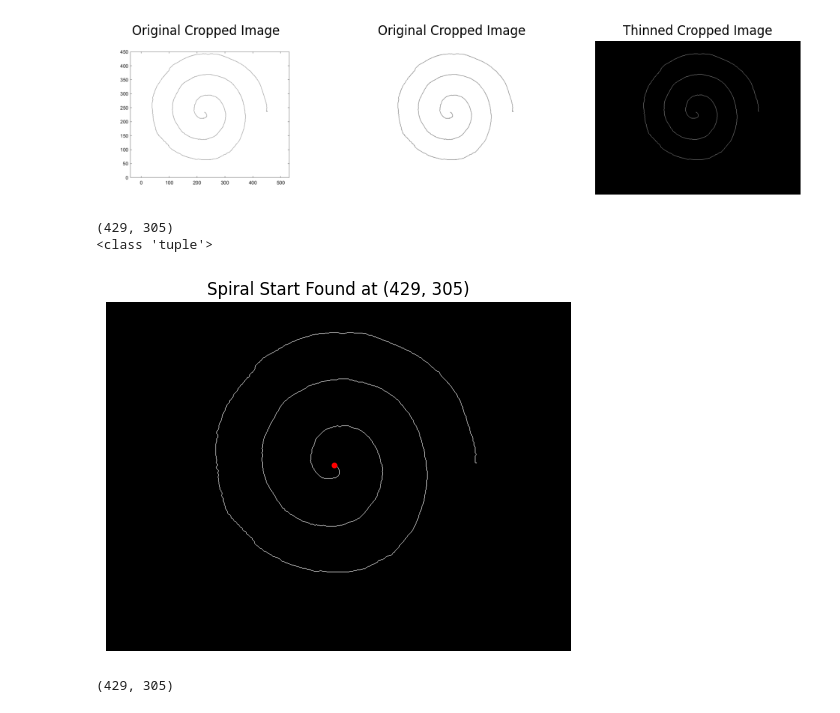
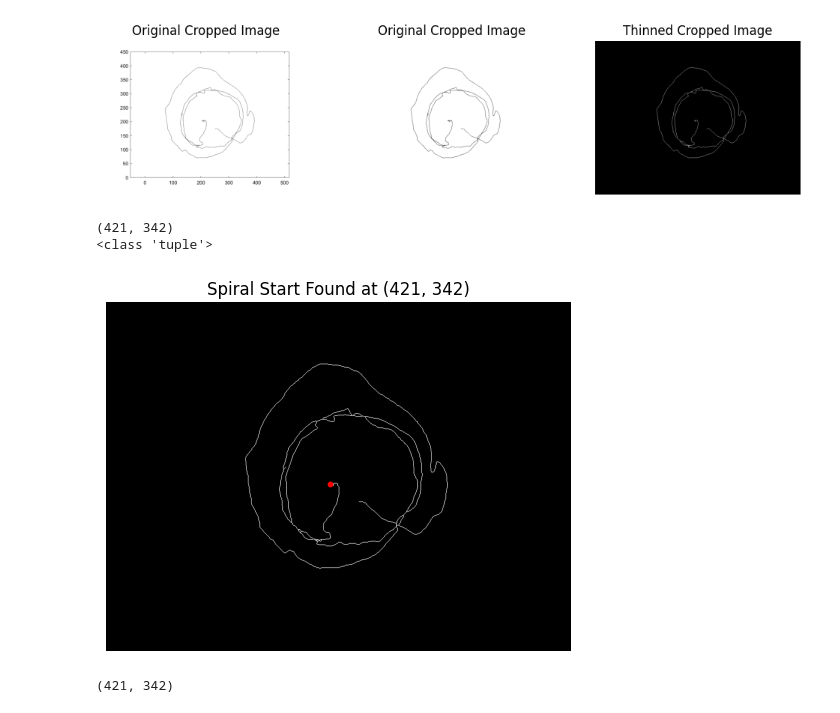
Before and after one commit to Falk0/AIA, a Jupyter notebook: trace_spiral.ipynb, the cells around one changed output. Drawn from its saved outputs; the diff is of its cells as text; code cells hidden in the pictures.

```diff
--- a/trace_spiral.ipynb
+++ b/trace_spiral.ipynb
@@ -10,7 +10,7 @@ from utils import thin_spiral_image_with_custom_cut, find_spiral_start, \
 # %%
 #path = r'C:\Users\Baumann\Documents\UU\03_semester\AIA\project\data\parkinson11.tiff'
-path = r'C:\Users\Baumann\Documents\UU\03_semester\AIA\project\data\control3.tiff'
-#path = r'C:\Users\Baumann\Documents\UU\03_semester\AIA\project\data\parkinson_dynamic7.tiff'
+#path = r'C:\Users\Baumann\Documents\UU\03_semester\AIA\project\data\control3.tiff'
+path = r'C:\Users\Baumann\Documents\UU\03_semester\AIA\project\data\parkinson_dynamic7.tiff'
 # %%
 
 # Cut away 122 pixels and process the image
@@ -36,27 +36,27 @@ axes[2].axis('off')
 
 plt.show()
 # %% [output]
-[figure, old version]
+[figure, new version]
 # %%
 # Find the start of the spiral with the refined method
-spiral_start_refined = find_spiral_start(skeleton_img_cropped, point=(0, 0), first=True)
+spiral_start_refined = find_spiral_point(skeleton_img_cropped, point=(0, 0), first=True)
 print(spiral_start_refined)
 print(type(spiral_start_refined))
 # Plotting the result with the refined start point marked
 plt.figure(figsize=(6, 6))
 plt.imshow(skeleton_img_cropped, cmap='gray')
 if spiral_start_refined:
     plt.scatter(*spiral_start_refined, color='red', s=10)  # Mark the start with a red dot
     plt.title(f'Spiral Start Found at {spiral_start_refined}')
 else:
     plt.title('Spiral Start Not Found')
 plt.axis('off')
 plt.show()
 
 spiral_start_refined
 # %% [output]
-(429, 305)
+(421, 342)
 <class 'tuple'>
-[figure, old version]
+[figure, new version]
-(429, 305)
+(421, 342)
 # %%
```
Also changed, not shown: parts of 4 cells of this notebook, 2 other files.
